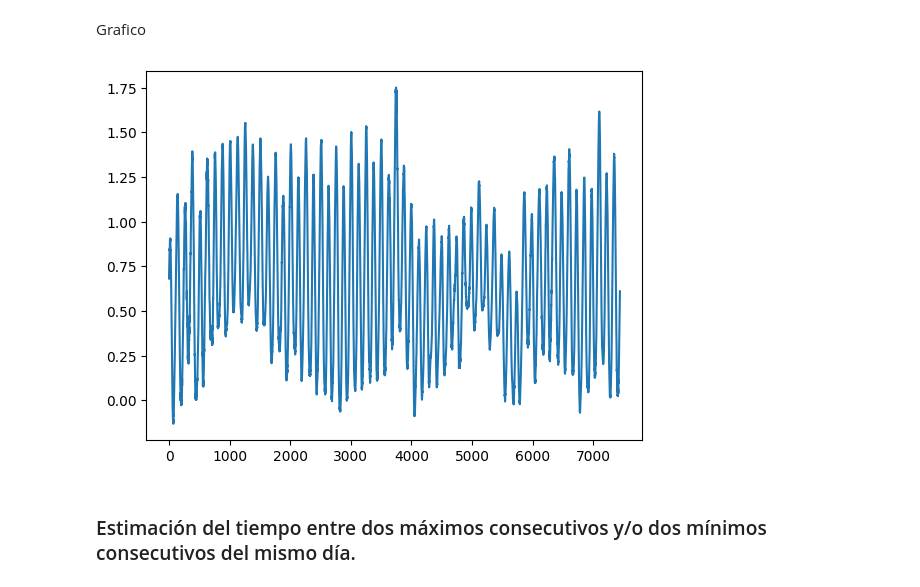
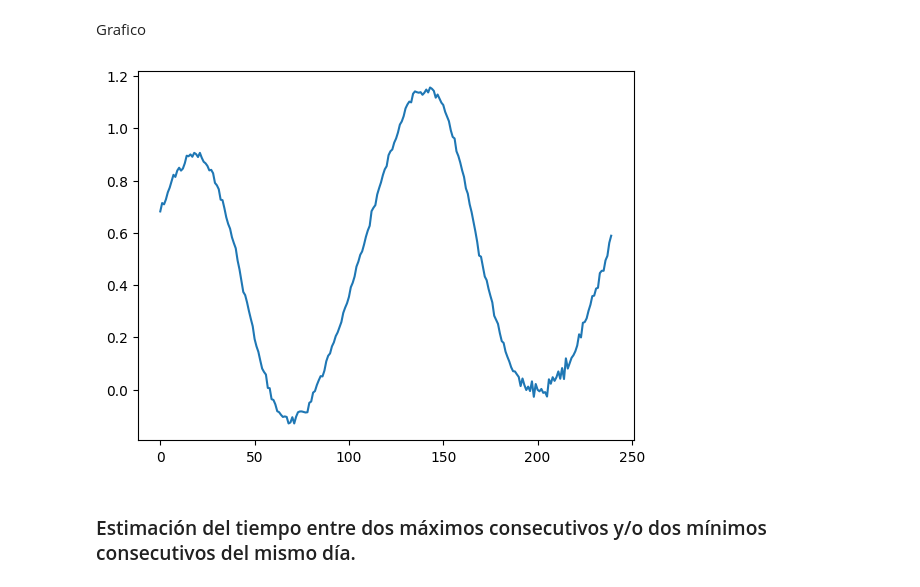
Before and after one commit to Ignacio0viedo/Analisis-de-mareas, a Jupyter notebook: tp Analisis Numerico.ipynb, the cells around one changed output. Saved outputs shown, nothing was run; the diff lists cells and outputs as text; code cells hidden in the pictures.

```diff
--- a/tp Analisis Numerico.ipynb
+++ b/tp Analisis Numerico.ipynb
@@ -24,10 +24,10 @@ tiempos = np.linspace(0,len(alturas),len(alturas))
 # %% [markdown]
 Grafico
 # %%
-plt.plot(tiempos,alturas)
+plt.plot(tiempos[:240],alturas[:240])
 plt.show()
 # %% [output]
-[figure, old version]
+[figure, new version]
 # %% [markdown]
 ### Estimación del tiempo entre dos máximos consecutivos y/o dos mínimos consecutivos del mismo día.
 # %%
```
Also changed, not shown: parts of 11 cells of this notebook.
